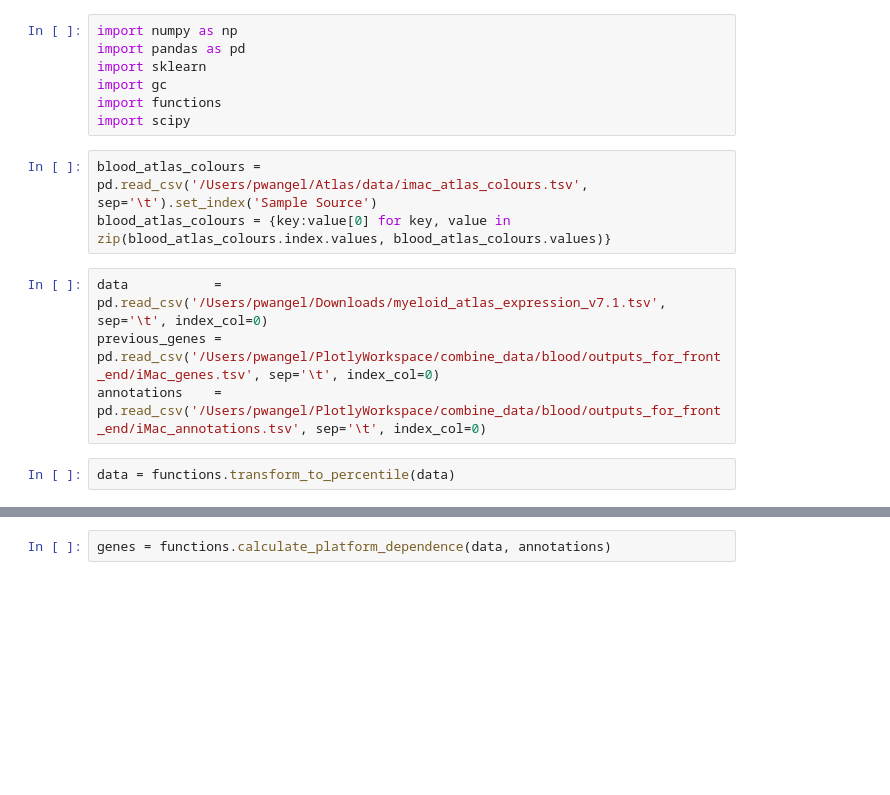
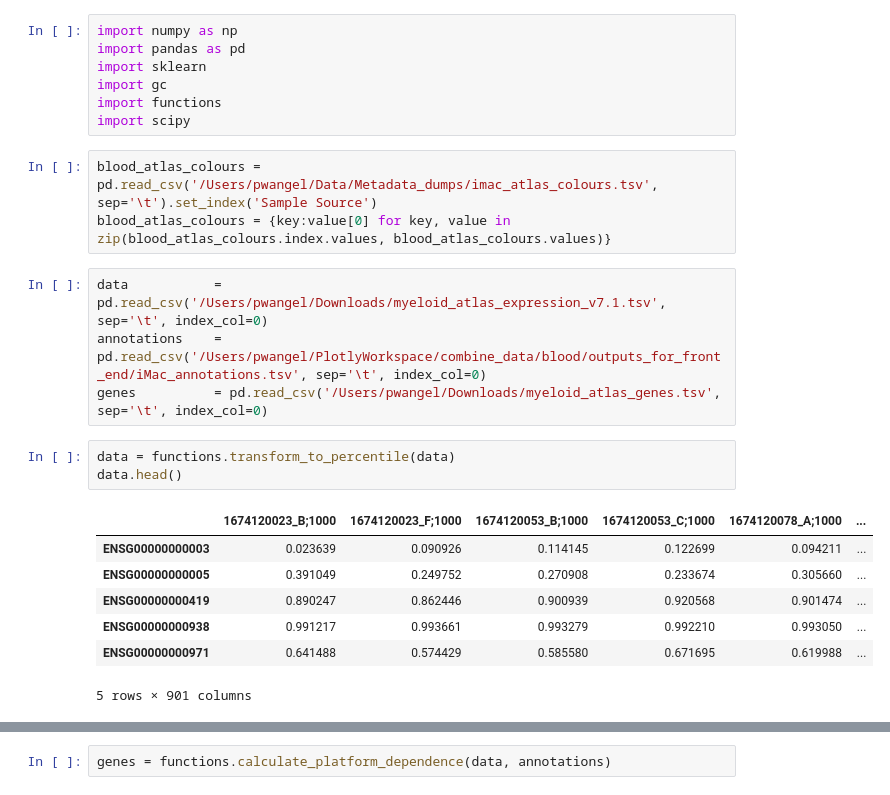
Before and after one commit to paulangel/Atlas, a Jupyter notebook: example.ipynb, the cells around one changed output, grey strips where cells are left out. Saved outputs shown, nothing was run; the diff lists cells and outputs as text; blank space fills up the shorter version.

```diff
--- a/example.ipynb
+++ b/example.ipynb
@@ -6,11 +6,20 @@ import gc
 import functions
 import scipy
 # %%
-blood_atlas_colours = pd.read_csv('/Users/pwangel/Atlas/data/imac_atlas_colours.tsv', sep='\t').set_index('Sample Source')
+blood_atlas_colours = pd.read_csv('/Users/pwangel/Data/Metadata_dumps/imac_atlas_colours.tsv', sep='\t').set_index('Sample Source')
 blood_atlas_colours = {key:value[0] for key, value in zip(blood_atlas_colours.index.values, blood_atlas_colours.values)}
 # %%
 data           = pd.read_csv('/Users/pwangel/Downloads/myeloid_atlas_expression_v7.1.tsv', sep='\t', index_col=0)
-previous_genes = pd.read_csv('/Users/pwangel/PlotlyWorkspace/combine_data/blood/outputs_for_front_end/iMac_genes.tsv', sep='\t', index_col=0)
 annotations    = pd.read_csv('/Users/pwangel/PlotlyWorkspace/combine_data/blood/outputs_for_front_end/iMac_annotations.tsv', sep='\t', index_col=0)
+genes          = pd.read_csv('/Users/pwangel/Downloads/myeloid_atlas_genes.tsv', sep='\t', index_col=0)
 # %%
 data = functions.transform_to_percentile(data)
+data.head()
+# %% [output]
+|  | 1674120023_B;1000 | 1674120023_F;1000 | 1674120053_B;1000 | 1674120053_C;1000 | 1674120078_A;1000 | ... |
+| ENSG00000000003 | 0.023639 | 0.090926 | 0.114145 | 0.122699 | 0.094211 | ... |
+| ENSG00000000005 | 0.391049 | 0.249752 | 0.270908 | 0.233674 | 0.305660 | ... |
+| ENSG00000000419 | 0.890247 | 0.862446 | 0.900939 | 0.920568 | 0.901474 | ... |
+| ENSG00000000938 | 0.991217 | 0.993661 | 0.993279 | 0.992210 | 0.993050 | ... |
+| ENSG00000000971 | 0.641488 | 0.574429 | 0.585580 | 0.671695 | 0.619988 | ... |
+5 rows × 901 columns
```
Also changed, not shown: parts of 6 cells of this notebook, 2 other files.
